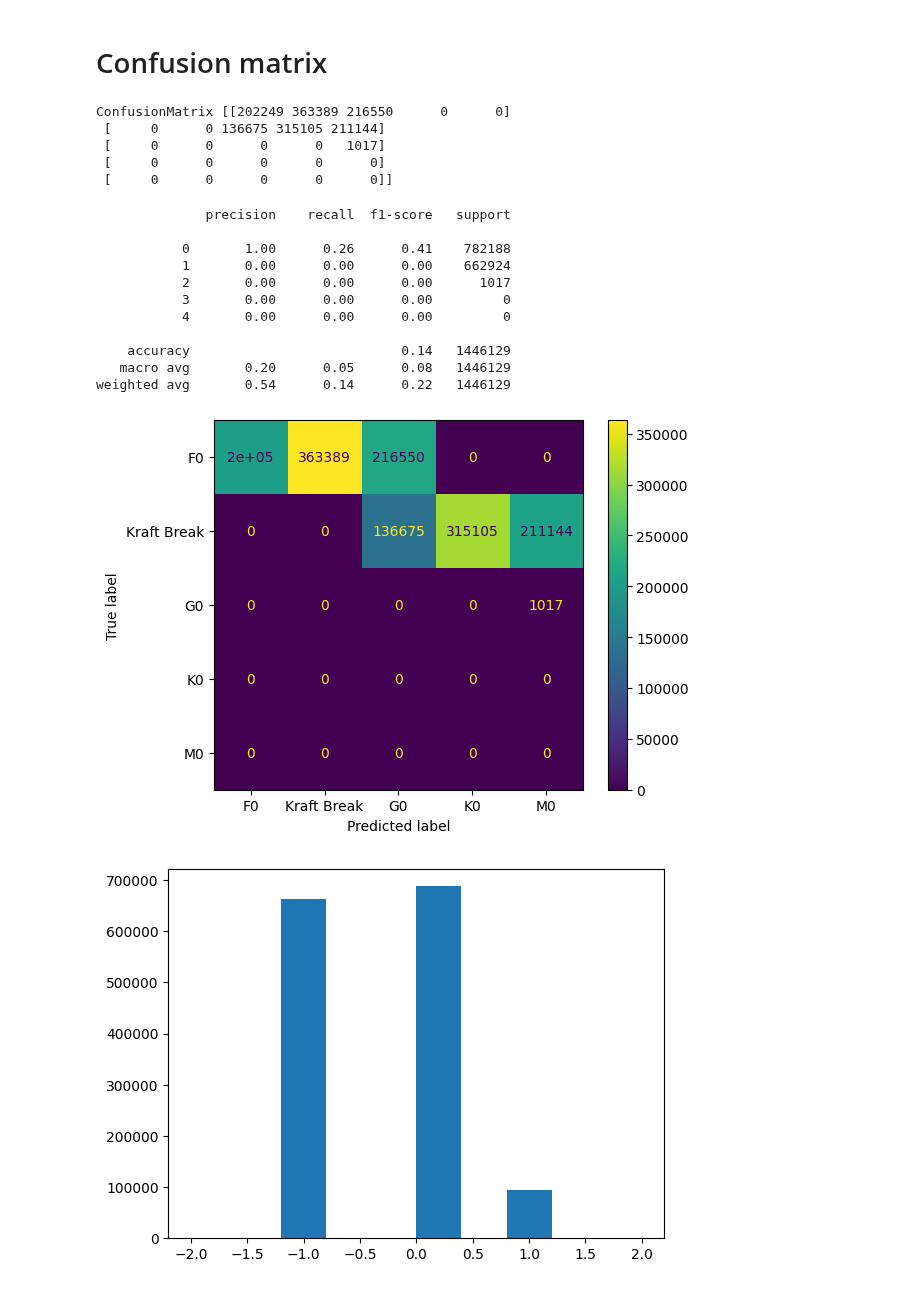
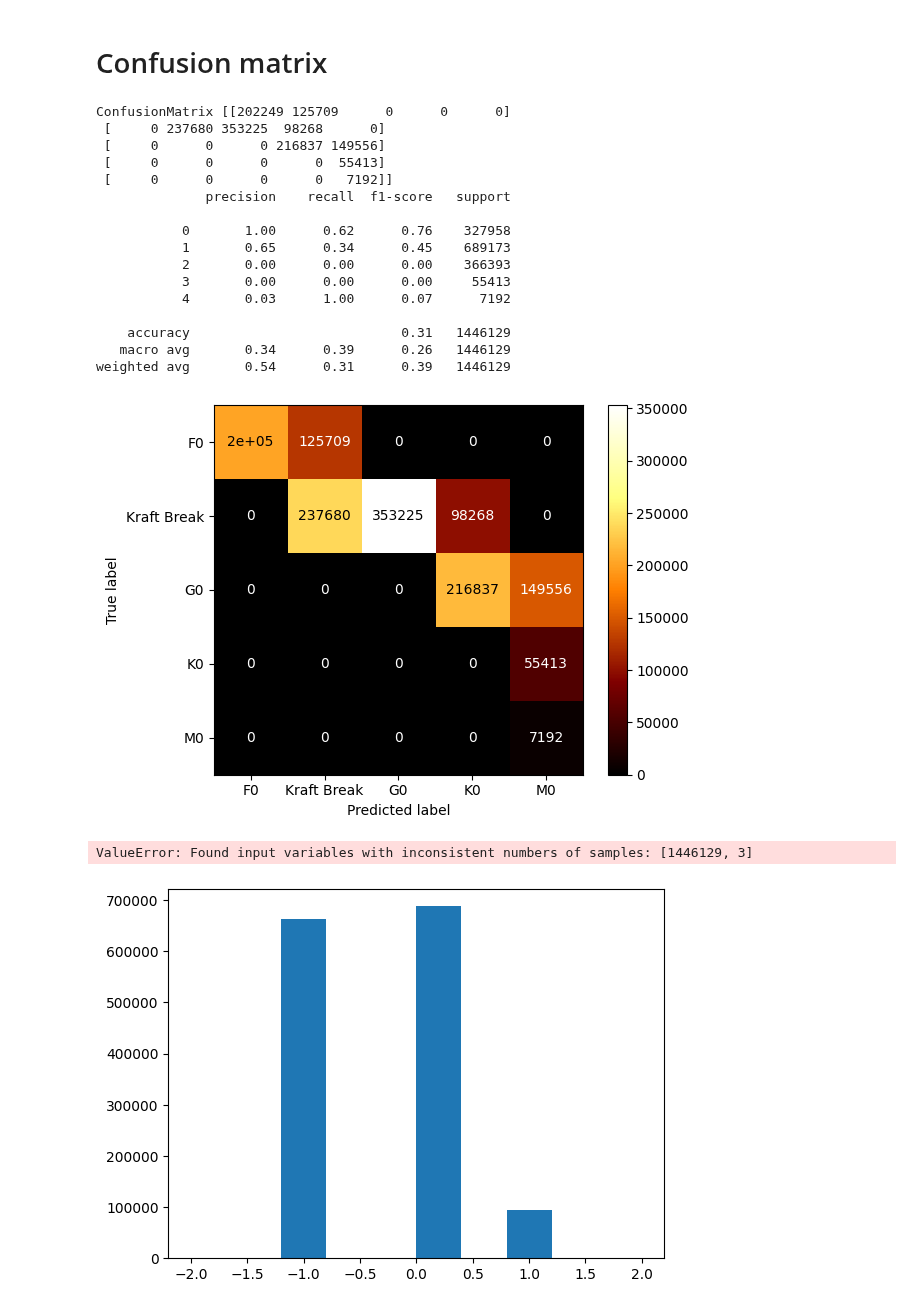
Before and after one commit to PK0207/geology_final_project, a Jupyter notebook: Yu_data.ipynb, the cells around one changed output. Saved outputs shown, nothing was run; the diff lists cells and outputs as text; code cells hidden in the pictures.

Commit message:
added confusion matrices

```diff
--- a/Yu_data.ipynb
+++ b/Yu_data.ipynb
@@ -165,6 +166,8 @@ def clustering(nclust, X, true_labels):
 
     plt.tight_layout()
     plt.show()
+
+    return labels, centers
 # %%
 fitcolsT = [
     "Teff", #Effective temperature of the star (a derived quantity)
@@ -220,7 +224,7 @@ conditions = [
 
 labels_5clust = np.select(conditions, spectral_labels)
 # %%
-clustering(5, XT, labels_5clust)
+labels5,clusters5 = clustering(5, XT, labels_5clust)
 # %% [output]
 [figure]
 # %% [markdown]
@@ -228,31 +232,43 @@ It's interesting that despite not telling the algorithm anything about physics,
 # %% [markdown]
 # Confusion matrix
 # %%
-from sklearn.metrics import confusion_matrix,classification_report, ConfusionMatrixDisplay
-cm = confusion_matrix(df['label'],ordered_labelsT)
+spectral_types_break = ['F0', 'Kraft Break', 'G0', 'K0', 'M0']
+#teff_values = [7220, 6650, 5930, 5270, 3850]
+cm = confusion_matrix(labels_5clust,labels5)
 print("ConfusionMatrix",cm)
-print(classification_report(df['label'],ordered_labelsT))
+print(classification_report(labels_5clust,labels5))
 disp = ConfusionMatrixDisplay(cm, display_labels = spectral_types_break)
-disp.plot()
+disp.plot(cmap='afmhot')
 plt.show()
 # %% [output]
-ConfusionMatrix [[202249 363389 216550      0      0]
- [     0      0 136675 315105 211144]
- [     0      0      0      0   1017]
- [     0      0      0      0      0]
- [     0      0      0      0      0]]
+ConfusionMatrix [[202249 125709      0      0      0]
+ [     0 237680 353225  98268      0]
+ [     0      0      0 216837 149556]
+ [     0      0      0      0  55413]
+ [     0      0      0      0   7192]]
+              precision    recall  f1-score   support
+
+           0       1.00      0.62      0.76    327958
+           1       0.65      0.34      0.45    689173
+           2       0.00      0.00      0.00    366393
+           3       0.00      0.00      0.00     55413
+           4       0.03      1.00      0.07      7192
+
+    accuracy                           0.31   1446129
+   macro avg       0.34      0.39      0.26   1446129
+weighted avg       0.54      0.31      0.39   1446129
-              precision    recall  f1-score   support
-
-           0       1.00      0.26      0.41    782188
-           1       0.00      0.00      0.00    662924
-           2       0.00      0.00      0.00      1017
-           3       0.00      0.00      0.00         0
-           4       0.00      0.00      0.00         0
-
-    accuracy                           0.14   1446129
-   macro avg       0.20      0.05      0.08   1446129
-weighted avg       0.54      0.14      0.22   1446129
-[figure, old version]
+[figure, new version]
+# %%
+spectral_types_break = ['Low Mass', 'Intermediate Mass', 'High Mass']
+#teff_values = [7220, 6650, 5930, 5270, 3850]
+cm = confusion_matrix(labels_3clust,labels3)
+print("ConfusionMatrix",cm)
+print(classification_report(labels_3clust, labels3))
+disp = ConfusionMatrixDisplay(cm, display_labels = spectral_types_break)
+disp.plot(cmap='afmhot')
+plt.show()
+# %% [output]
+ValueError: Found input variables with inconsistent numbers of samples: [1446129, 3]
 # %%
 fitcolsnT = [
     #"Teff", #Effective temperature of the star (a derived quantity)
```
Also changed, not shown: parts of 3 cells of this notebook.
